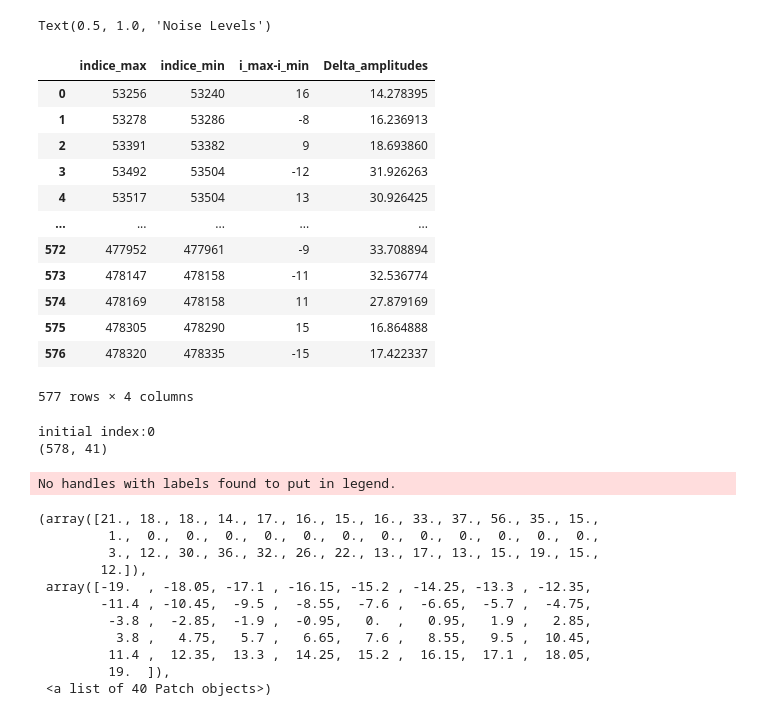
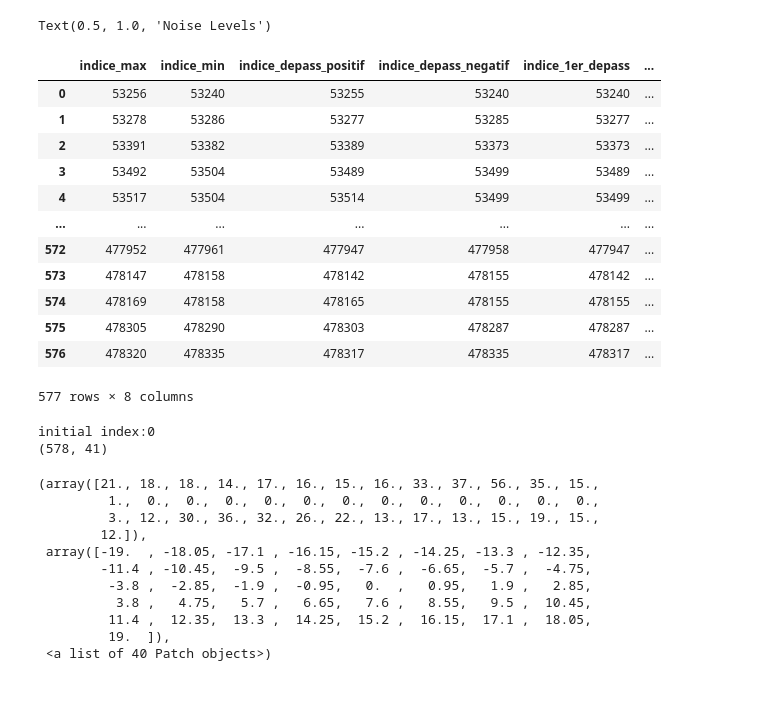
Before and after one commit to Sylvain-Gutierrez/PIR, a Jupyter notebook: AdaBandFlt_Depolarisation_29_04_20.ipynb, the cells around one changed output. Drawn from its saved outputs; the diff is of its cells as text; code cells hidden in the pictures.

```diff
--- a/AdaBandFlt_Depolarisation_29_04_20.ipynb
+++ b/AdaBandFlt_Depolarisation_29_04_20.ipynb
@@ -331,8 +331,36 @@ def find_spike(signal, initial_index, noise_levels, fs, spike_info,
                 else:
                     #récolte infos du spike
                     #print("J'ai trouvé un spike! et je l'enregistre :D")
-                         # indice max, indice min, distance entre max et min, variation d'amplitude entre min et max
-                    spike_info.append([i, i_min, i-i_min, abs(signal.iloc[i-offset_index]-signal.iloc[i_min-offset_index])])
+                    #on cherche ensuite le premier depassement positif (indpos) et négatif (indneg)
+                    indpos = i
+                    indneg = i_min
+
+                    while signal.iloc[indpos-offset_index] > threshold:
+                        indpos -= 1
+                        if indpos == offset_index-1:
+                            break
+                    indpos += 1 #on obtient l'indice du premier dépassement positif
+                    while signal.iloc[indneg-offset_index] < -threshold:
+                        indneg -= 1
+                        if indneg == offset_index-1:
+                            break
+                    indneg += 1 #on obtient l'indice du premier dépassement négatif
+
+                    #on cherhce le zéro entre les deux "bosses"
+                    indzero = i
+                    if(i>i_min): #le max est après
+                        while signal.iloc[indzero-offset_index] > 0:
+                            indzero -= 1
+                    else:
+                        while signal.iloc[indzero-offset_index] > 0:
+                            indzero += 1
+                        indzero -= 1
+
+                         # indice max, indice min, indice 1er depasssement pos, indice 1er depassement nég,
+                            # premier dépassement, indice du zero central,distance entre max et min,
+                            #variation d'amplitude entre min et max
+                    spike_info.append([i, i_min, indpos, indneg, min(indpos,indneg), indzero, i-i_min,
+                                       abs(signal.iloc[i-offset_index]-signal.iloc[i_min-offset_index])])
                     return i+int(np.round(window_size*fs))
 
                 break
@@ -460,24 +488,24 @@ Text(0.5, 1.0, 'Noise Levels')
 # %%
 spike_info = find_spikes(signal, noise_levels, fs,
                            window_size = 0.0005,
                            noise_window_size = 0.01,
                            threshold_factor = 3.4,
                            maxseparation = 0.0015)
 
-spike_info.columns = ['indice_max','indice_min','i_max-i_min','Delta_amplitudes']
+spike_info.columns = ['indice_max','indice_min','indice_depass_positif','indice_depass_negatif', 'indice_1er_depass','indice_zero_central','i_max-i_min','Delta_amplitudes']
 spike_info
 # %% [output]
-|  | indice_max | indice_min | i_max-i_min | Delta_amplitudes |
-| 0 | 53256 | 53240 | 16 | 14.278395 |
-| 1 | 53278 | 53286 | -8 | 16.236913 |
-| 2 | 53391 | 53382 | 9 | 18.693860 |
-| 3 | 53492 | 53504 | -12 | 31.926263 |
-| 4 | 53517 | 53504 | 13 | 30.926425 |
-| ... | ... | ... | ... | ... |
-| 572 | 477952 | 477961 | -9 | 33.708894 |
-| 573 | 478147 | 478158 | -11 | 32.536774 |
-| 574 | 478169 | 478158 | 11 | 27.879169 |
-| 575 | 478305 | 478290 | 15 | 16.864888 |
-| 576 | 478320 | 478335 | -15 | 17.422337 |
+|  | indice_max | indice_min | indice_depass_positif | indice_depass_negatif | indice_1er_depass | ... |
+| 0 | 53256 | 53240 | 53255 | 53240 | 53240 | ... |
+| 1 | 53278 | 53286 | 53277 | 53285 | 53277 | ... |
+| 2 | 53391 | 53382 | 53389 | 53373 | 53373 | ... |
+| 3 | 53492 | 53504 | 53489 | 53499 | 53489 | ... |
+| 4 | 53517 | 53504 | 53514 | 53499 | 53499 | ... |
+| ... | ... | ... | ... | ... | ... | ... |
+| 572 | 477952 | 477961 | 477947 | 477958 | 477947 | ... |
+| 573 | 478147 | 478158 | 478142 | 478155 | 478142 | ... |
+| 574 | 478169 | 478158 | 478165 | 478155 | 478155 | ... |
+| 575 | 478305 | 478290 | 478303 | 478287 | 478287 | ... |
+| 576 | 478320 | 478335 | 478317 | 478335 | 478317 | ... |
-577 rows × 4 columns
+577 rows × 8 columns
 # %%
@@ -501,8 +529,6 @@ plt.xlabel('Time Windows')
 plt.ylabel('Amplitude [µV]')
 plt.legend()
 plt.grid(True)
-# %% [output]
-No handles with labels found to put in legend.
 # %%
 plt.figure(figsize = (100,20))
 #plt.plot(spike_data)
```
Also changed, not shown: parts of 4 cells of this notebook, 3 other files.
